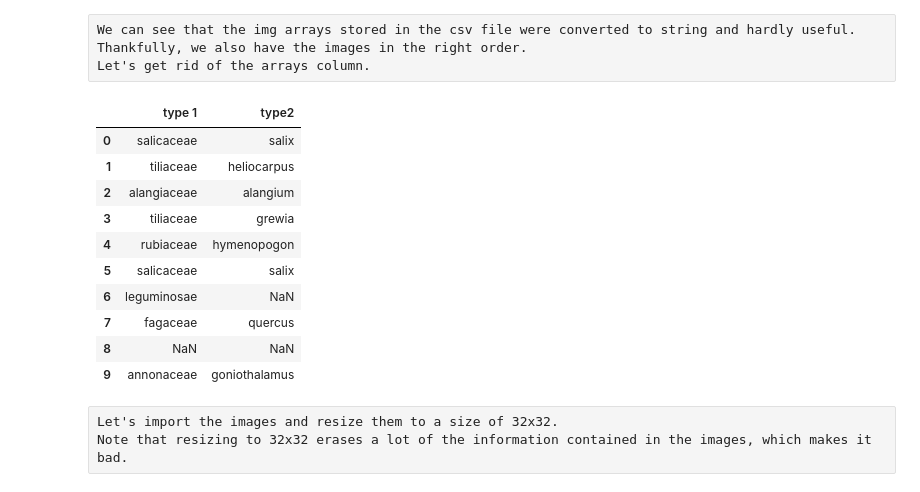
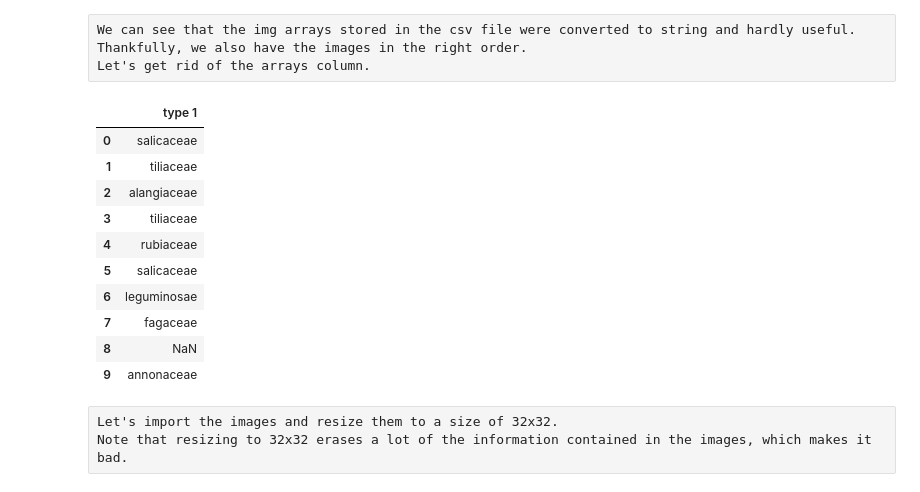
Before and after one commit to Qnouro/LeafClassifier, a Jupyter notebook: Leaf_database_preprocessing.ipynb, the cells around one changed output. Saved outputs shown, nothing was run; the diff lists cells and outputs as text; code cells hidden in the pictures.

```diff
--- a/Leaf_database_preprocessing.ipynb
+++ b/Leaf_database_preprocessing.ipynb
@@ -25,19 +25,20 @@ We can see that the img arrays stored in the csv file were converted to string a
 Let's get rid of the arrays column.
 # %%
 df = df.drop("image array", axis=1)
+df = df.drop("type2", axis=1)
 df.head(10)
 # %% [output]
-|  | type 1 | type2 |
-| 0 | salicaceae | salix |
-| 1 | tiliaceae | heliocarpus |
-| 2 | alangiaceae | alangium |
-| 3 | tiliaceae | grewia |
-| 4 | rubiaceae | hymenopogon |
-| 5 | salicaceae | salix |
-| 6 | leguminosae | NaN |
-| 7 | fagaceae | quercus |
-| 8 | NaN | NaN |
-| 9 | annonaceae | goniothalamus |
+|  | type 1 |
+| 0 | salicaceae |
+| 1 | tiliaceae |
+| 2 | alangiaceae |
+| 3 | tiliaceae |
+| 4 | rubiaceae |
+| 5 | salicaceae |
+| 6 | leguminosae |
+| 7 | fagaceae |
+| 8 | NaN |
+| 9 | annonaceae |
 # %% [raw]
 Let's import the images and resize them to a size of 32x32.
 Note that resizing to 32x32 erases a lot of the information contained in the images, which makes it bad.
```
Also changed, not shown: parts of 17 cells of this notebook, 1 other file.
